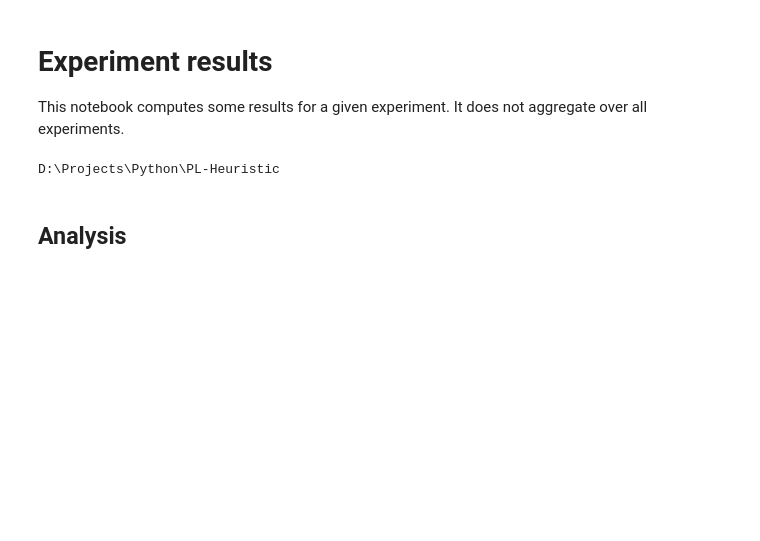
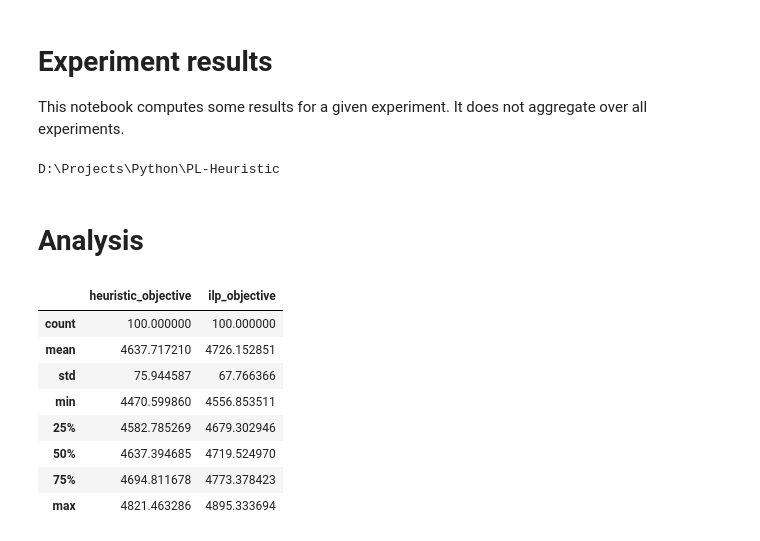
Before and after one commit to N-Wouda/PL-Hourly-Heuristic, a Jupyter notebook: analysis/single_experiment.ipynb, the cells around one changed output. Cells and saved outputs as stored; diff of their text form; code cells hidden in the pictures; blank space fills up the shorter version.

```diff
--- a/analysis/single_experiment.ipynb
+++ b/analysis/single_experiment.ipynb
@@ -22,4 +27,4 @@ else:
     results = compute_measures(EXPERIMENT)
     store_results(EXPERIMENT, results)
 # %% [markdown]
-## Analysis
+# Analysis
@@ -25,0 +34,13 @@ else:
+# %%
+df = pd.DataFrame(results, index=np.arange(1, 101))
+df.describe()
+# %% [output]
+|  | heuristic_objective | ilp_objective |
+| count | 100.000000 | 100.000000 |
+| mean | 4637.717210 | 4726.152851 |
+| std | 75.944587 | 67.766366 |
+| min | 4470.599860 | 4556.853511 |
+| 25% | 4582.785269 | 4679.302946 |
+| 50% | 4637.394685 | 4719.524970 |
+| 75% | 4694.811678 | 4773.378423 |
+| max | 4821.463286 | 4895.333694 |
```
Also changed, not shown: parts of 5 cells of this notebook, 4 other files.
